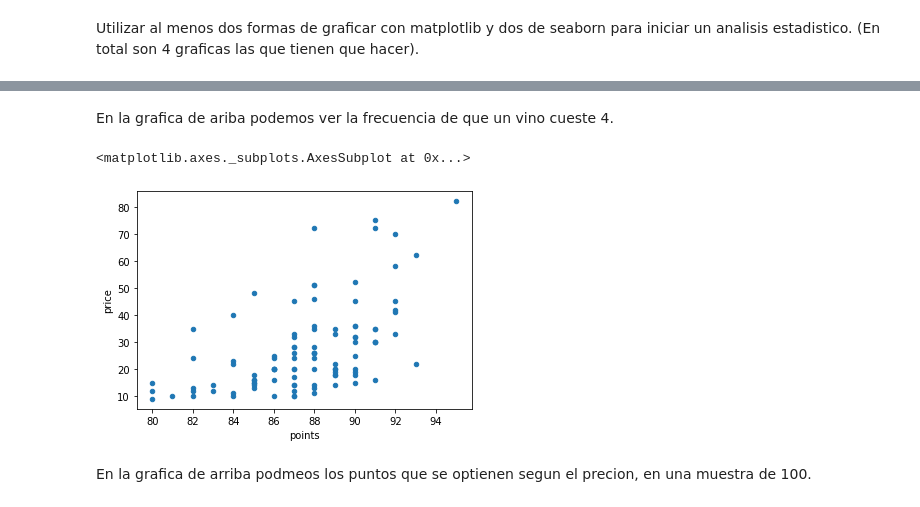
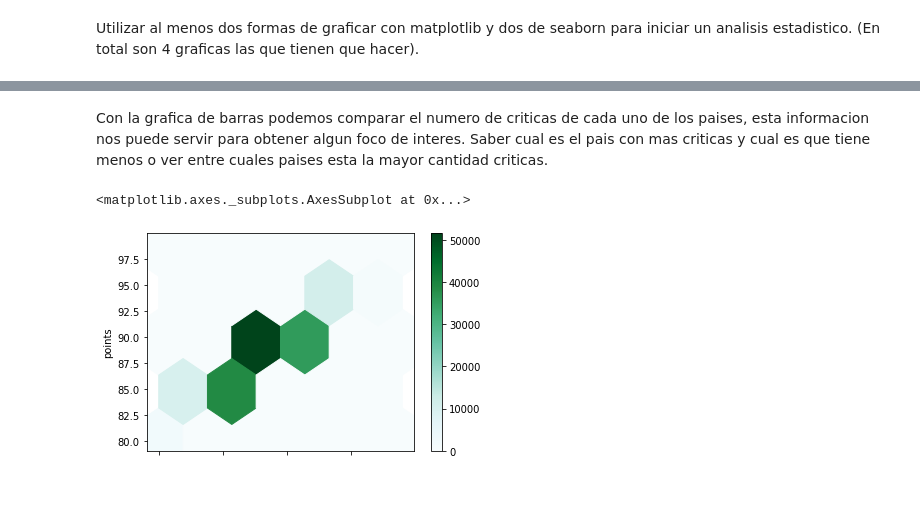
Before and after one commit to carlmuva/MINERIA-DE-DATOS, a Jupyter notebook: Practica2/Practica2.ipynb, the cells around one changed output, grey strips where cells are left out. Drawn from its saved outputs; the diff is of its cells as text; code cells hidden in the pictures.

```diff
--- a/Practica2/Practica2.ipynb
+++ b/Practica2/Practica2.ipynb
@@ -138,9 +110,7 @@ bdvinos[bdvinos['price'] == 4]['price'].plot.hist()
-# %% [markdown]
-En la grafica de ariba podemos ver la frecuencia de que un vino cueste 4.
+# %% [markdown]
+Con la grafica de barras podemos comparar el numero de criticas de cada uno de los paises, esta informacion nos puede servir para obtener algun foco de interes. Saber cual es el pais con mas criticas y cual es que tiene menos o ver entre cuales paises esta la mayor cantidad criticas.
 # %%
-bdvinos[bdvinos['price'] < 100].sample(100).plot.scatter(x='points', y='price')
+bdvinos[bdvinos['points'] < 100].plot.hexbin(x='points', y='points', gridsize=5)
 # %% [output]
 <matplotlib.axes._subplots.AxesSubplot at 0x...>
-[figure, old version]
+[figure, new version]
-# %% [markdown]
-En la grafica de arriba podmeos los puntos que se optienen segun el precion, en una muestra de 100.
```
Also changed, not shown: parts of 22 cells of this notebook.
